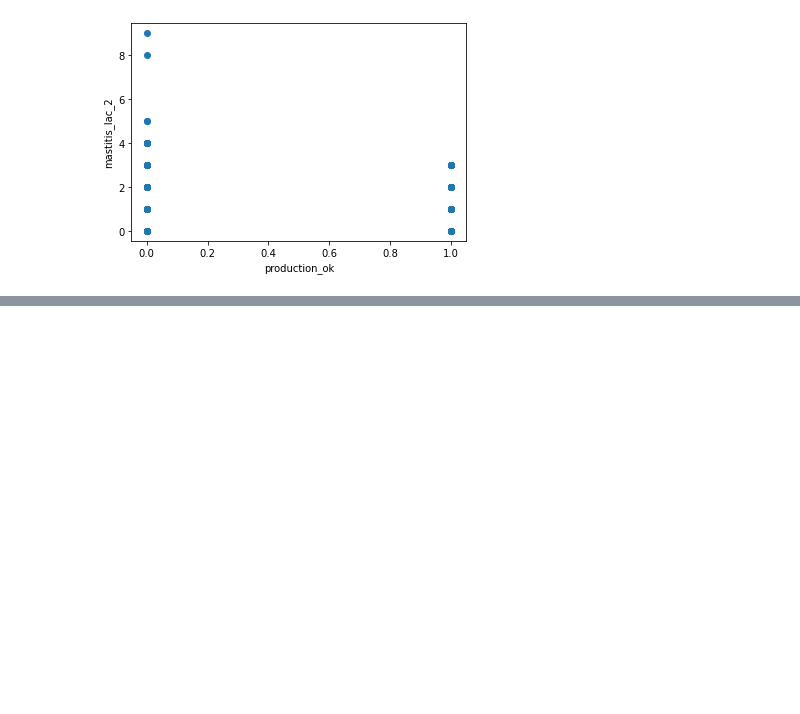
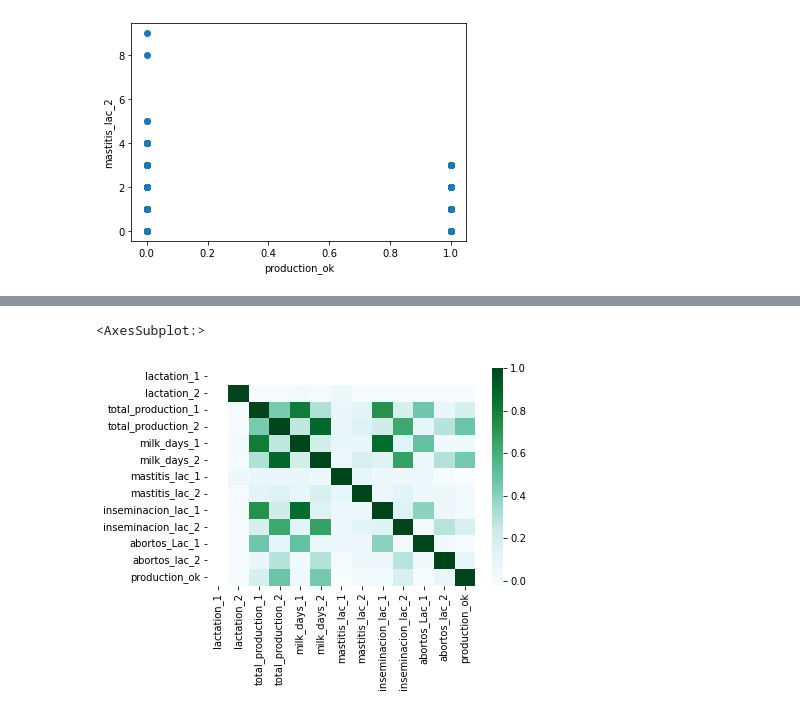
Before and after one commit to maadpeal/final_project_milk, a Jupyter notebook: EDA/Corelation_var_par2.ipynb, the cells around one changed output, grey strips where cells are left out. Cells and saved outputs as stored; diff of their text form; code cells hidden in the pictures; blank space fills up the shorter version.

```diff
--- a/EDA/Corelation_var_par2.ipynb
+++ b/EDA/Corelation_var_par2.ipynb
@@ -167,0 +175,3 @@ plt.show()
+# %%
+df_new= df_new.corr(method='spearman')
+df_new
@@ -167,0 +193,5 @@ plt.show()
+# %%
+sns.heatmap(df_new,xticklabels= df_new.columns,yticklabels= df_new.columns,cmap='BuGn')
+# %% [output]
+<AxesSubplot:>
+[figure, added]
```
Also changed, not shown: parts of 8 cells of this notebook.
